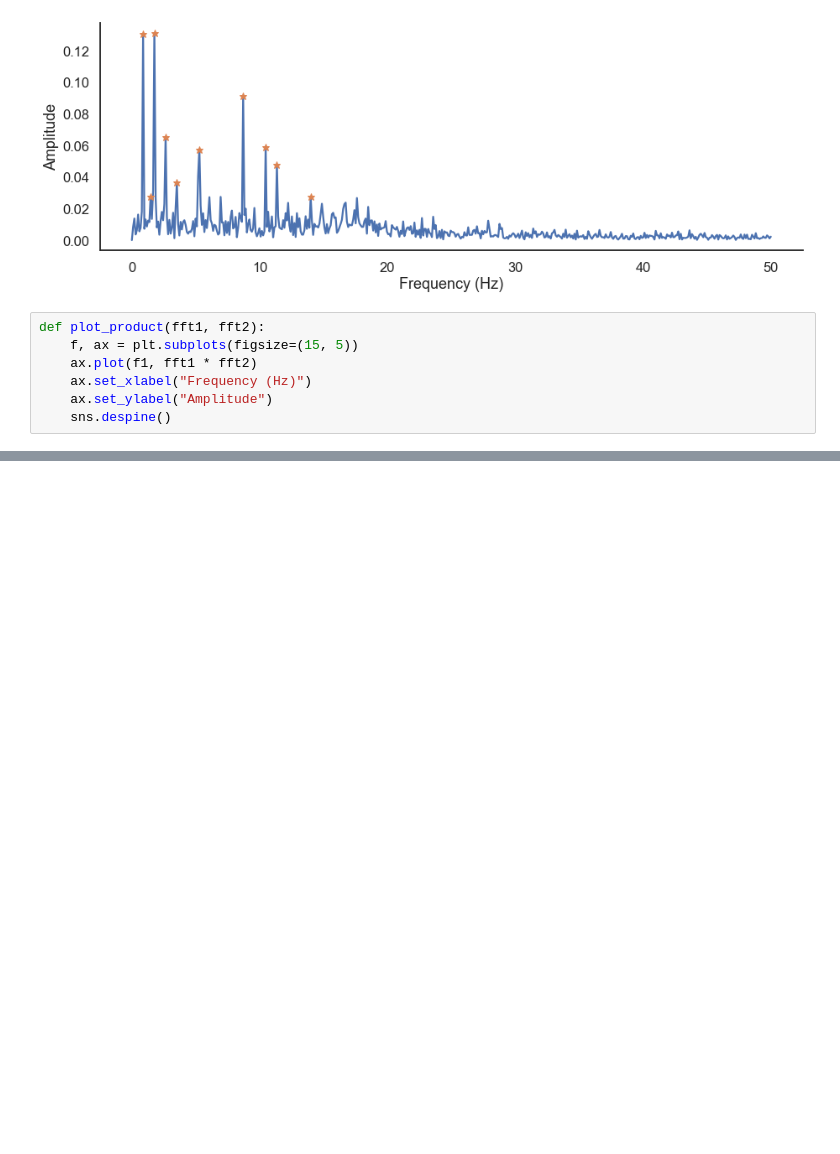
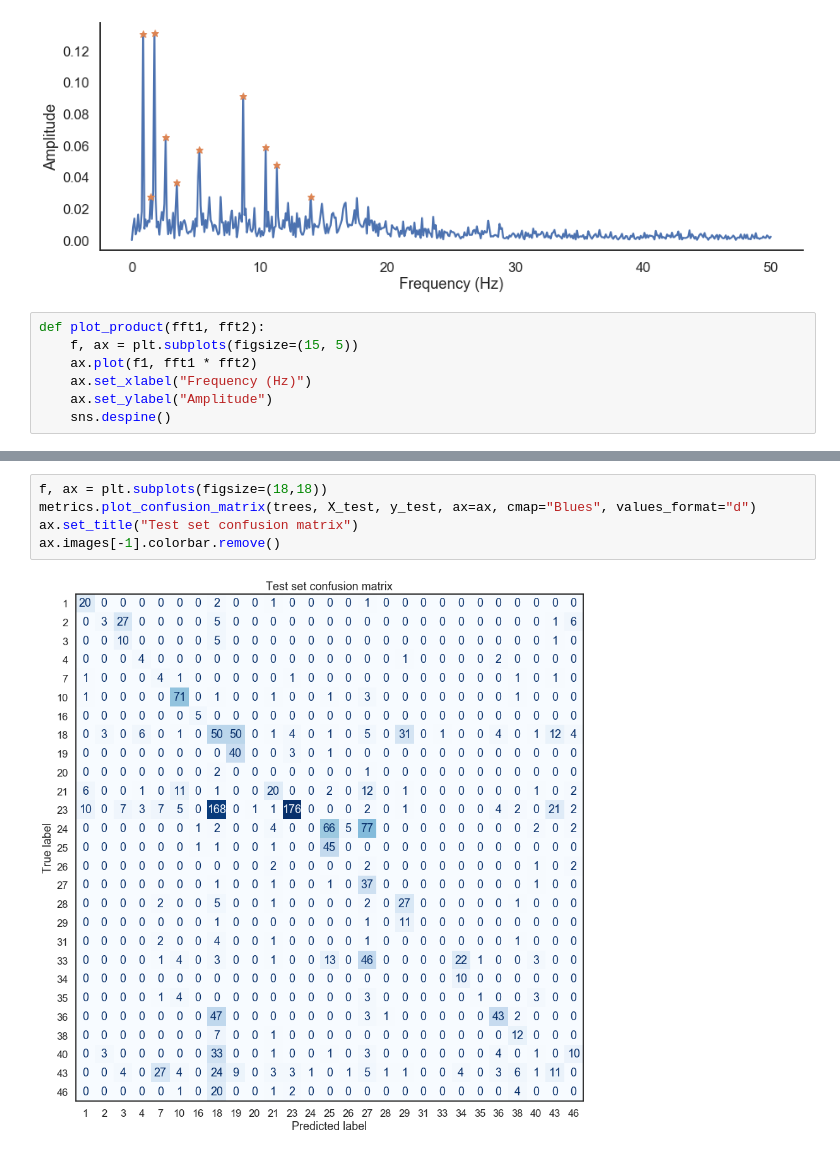
Before and after one commit to f--f/gaitkeeper, a Jupyter notebook: notebooks/1-exploratory-data-analysis.ipynb, the cells around one changed output, grey strips where cells are left out. Cells and saved outputs as stored; diff of their text form; blank space fills up the shorter version.

```diff
--- a/notebooks/1-exploratory-data-analysis.ipynb
+++ b/notebooks/1-exploratory-data-analysis.ipynb
@@ -162,0 +256,7 @@ plot_product(fft1, fft2)
+# %%
+f, ax = plt.subplots(figsize=(18,18))
+metrics.plot_confusion_matrix(trees, X_test, y_test, ax=ax, cmap="Blues", values_format="d")
+ax.set_title("Test set confusion matrix")
+ax.images[-1].colorbar.remove()
+# %% [output]
+[figure, added]
```
Also changed, not shown: parts of 21 cells of this notebook.
